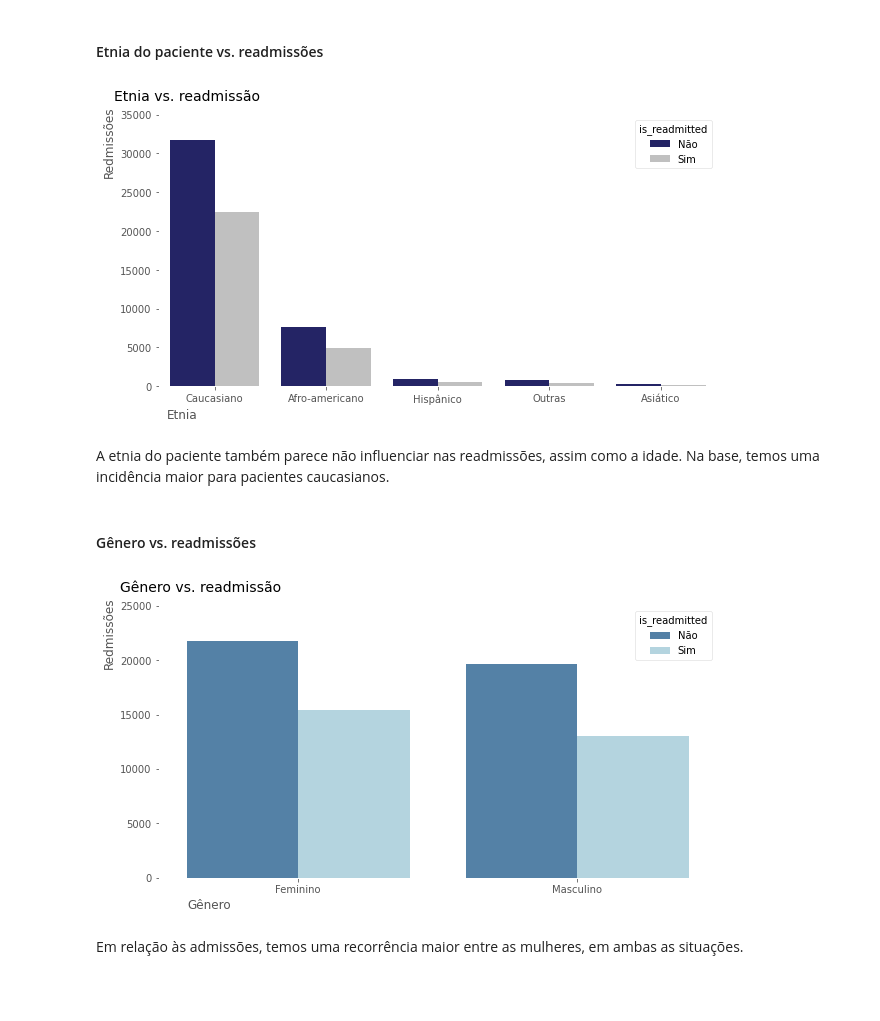
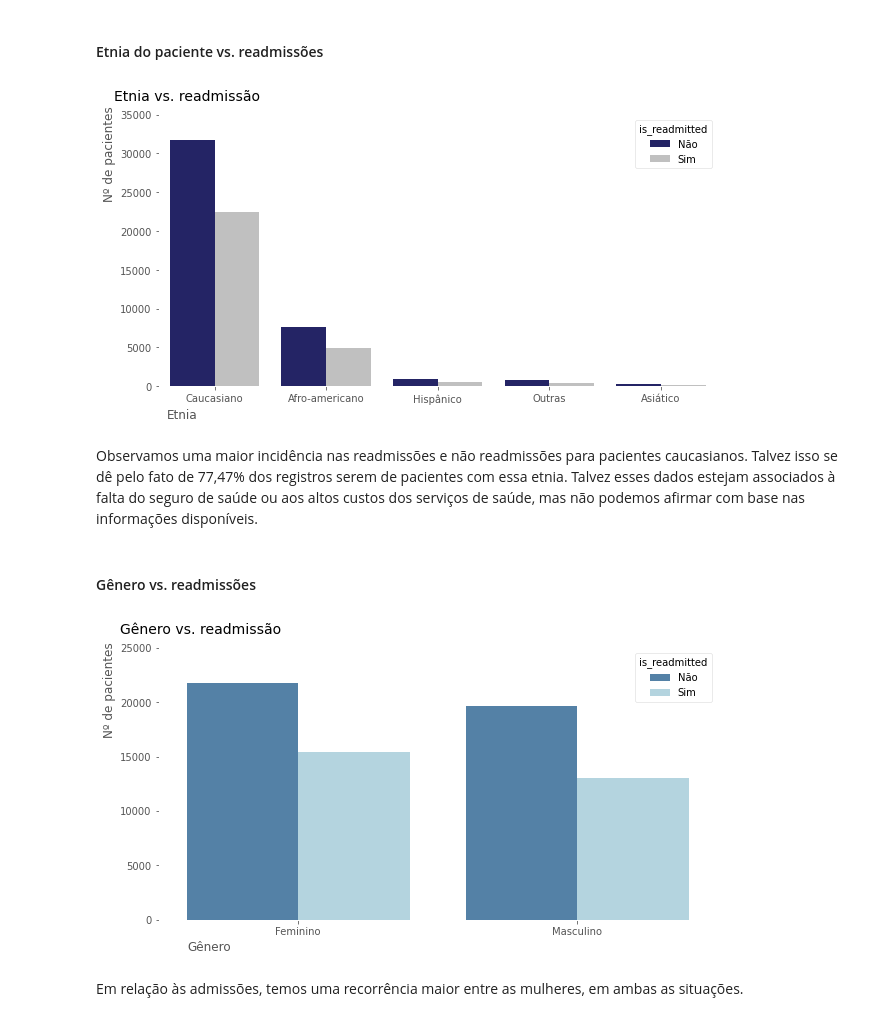
Before and after one commit to LilianeAquino/aed_projeto_3, a Jupyter notebook: template.ipynb, the cells around one changed output. Drawn from its saved outputs; the diff is of its cells as text; code cells hidden in the pictures; blank space fills up the shorter version.

```diff
--- a/template.ipynb
+++ b/template.ipynb
@@ -585,22 +586,22 @@ A idade não parece influenciar as readmissões, porém essa impressão pode ter
 # %%
 labels = ['Caucasiano', 'Afro-americano', 'Hispânico', 'Outras', 'Asiático']
 ticks = [0, 1, 2, 3, 4]
 
 plt.rcParams['figure.figsize'] = [10, 5]
 plt.rcParams['font.family'] = 'Arial, Helvetica, sans-serif'
 
 sns.countplot(x='race', hue='is_readmitted', data=data_cleaned, palette=['#191970', '#C0C0C0'])
 
 plt.title('Etnia vs. readmissão', y=1.03, size=14, loc='left', x=-0.08)
-plt.ylabel('Redmissões', horizontalalignment='left', y=0.77)
+plt.ylabel('Nº de pacientes', horizontalalignment='left', y=0.68)
 plt.xlabel('Etnia', horizontalalignment='right', x=0.07)
 plt.xticks(ticks, labels)
 plt.ylim(0, 35000)
 plt.show()
 # %% [output]
-[figure, old version]
+[figure, new version]
-# %% [markdown]
-A etnia do paciente também parece não influenciar nas readmissões, assim como a idade. Na base, temos uma incidência maior para pacientes caucasianos.
+# %% [markdown]
+Observamos uma maior incidência nas readmissões e não readmissões para pacientes caucasianos. Talvez isso se dê pelo fato de 77,47% dos registros serem de pacientes com essa etnia. Talvez esses dados estejam associados à falta do seguro de saúde ou aos altos custos dos serviços de saúde, mas não podemos afirmar com base nas informações disponíveis.
 # %% [markdown]
 #### Gênero vs. readmissões
 # %%
@@ -613,13 +614,13 @@ plt.rcParams['font.family'] = 'Arial, Helvetica, sans-serif'
 sns.countplot(x='gender', hue='is_readmitted', data=data_cleaned, palette=['#4682B4', '#ADD8E6'])
 
 plt.title('Gênero vs. readmissão', y=1.03, size=14, loc='left', x=-0.07)
-plt.ylabel('Redmissões', horizontalalignment='left', y=0.77)
+plt.ylabel('Nº de pacientes', horizontalalignment='left', y=0.67)
 plt.xlabel('Gênero', horizontalalignment='right', x=0.13)
 plt.xticks(ticks, labels)
 plt.ylim(0, 25000)
 plt.show()
 # %% [output]
-[figure, old version]
+[figure, new version]
 # %% [markdown]
 Em relação às admissões, temos uma recorrência maior entre as mulheres, em ambas as situações.
 # %% [markdown]
```
Also changed, not shown: parts of 19 cells of this notebook.
